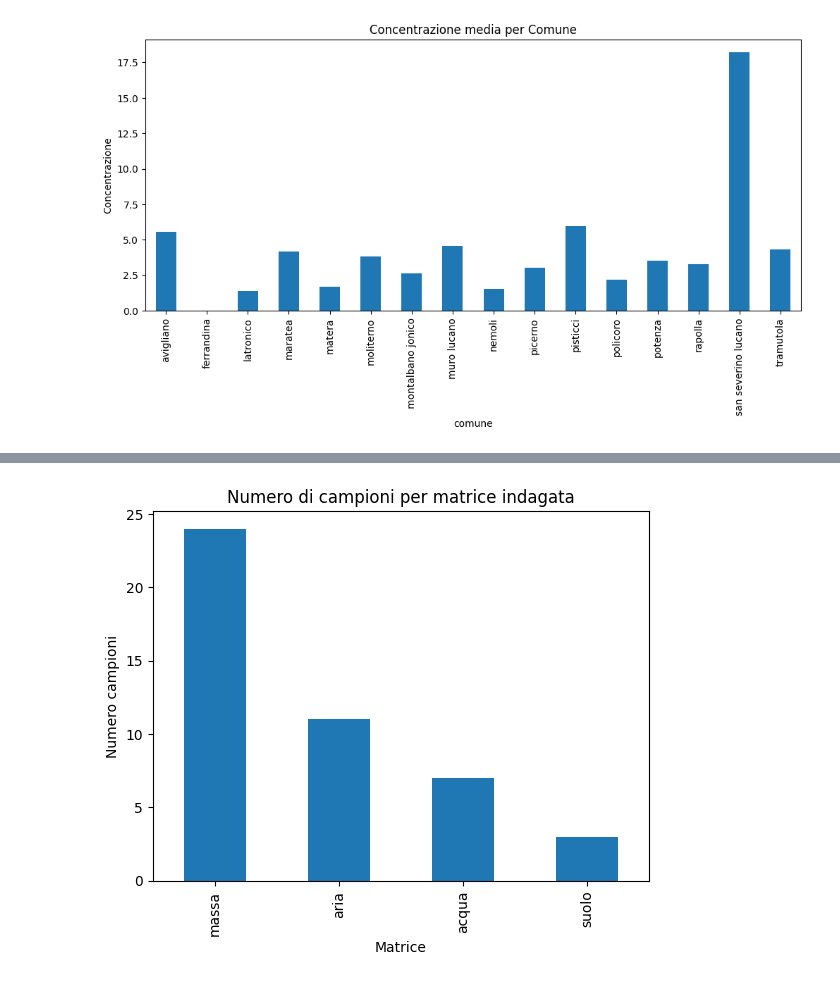
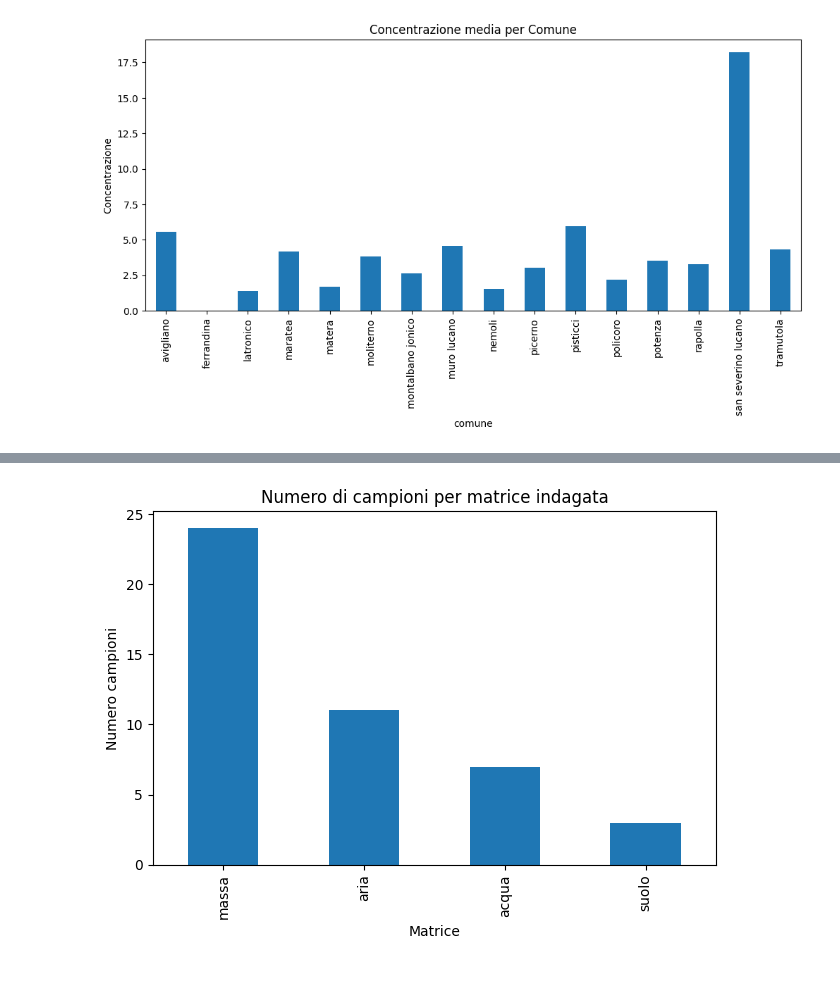
Before and after one commit to WilDev-fp/Python, a Jupyter notebook: src/uploadFile.ipynb, the cells around one changed output, grey strips where cells are left out. Drawn from its saved outputs; the diff is of its cells as text; code cells hidden in the pictures.

```diff
--- a/src/uploadFile.ipynb
+++ b/src/uploadFile.ipynb
@@ -80,9 +198,27 @@ plt.show()
 # %%
-df_clean['matrice_indagata'].value_counts().plot(kind='bar')
+conn = sqlite3.connect("../data/db/report.db")
+
+query = """
+SELECT
+    matrice_indagata,
+    COUNT(*) as numero_campioni
+FROM
+    campionamenti
+GROUP BY
+    matrice_indagata
+ORDER BY
+    numero_campioni DESC
+"""
+df_matrici = pd.read_sql_query(query, conn)
+
+df_matrici.set_index('matrice_indagata')['numero_campioni'].plot(kind='bar')
 plt.title("Numero di campioni per matrice indagata")
 plt.xlabel("Matrice")
 plt.ylabel("Numero campioni")
+plt.tight_layout()
 plt.show()
+
+conn.close()
 # %% [output]
-[figure, old version]
+[figure, new version]
 # %%
```
Also changed, not shown: parts of 7 cells of this notebook, 3 other files.
